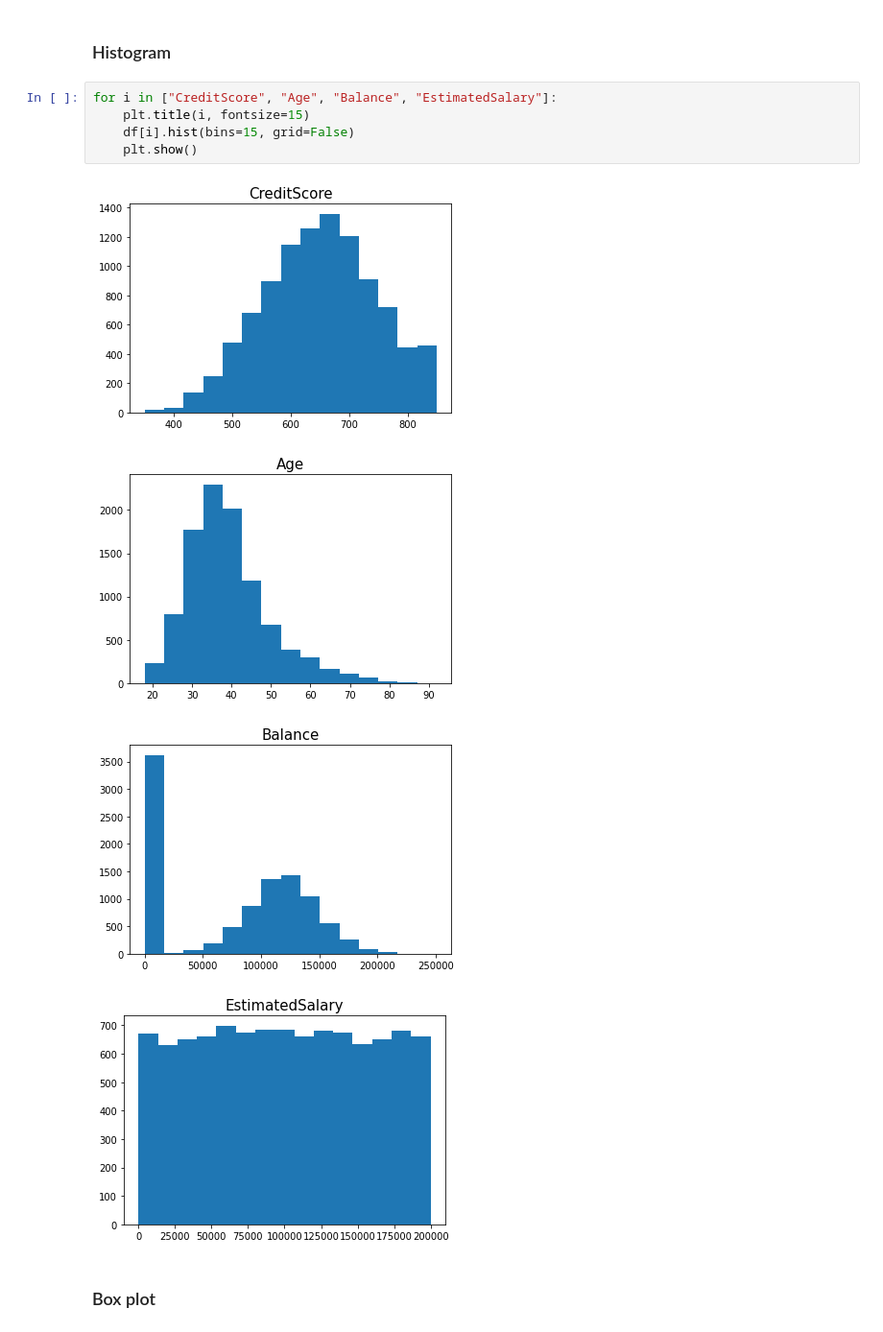
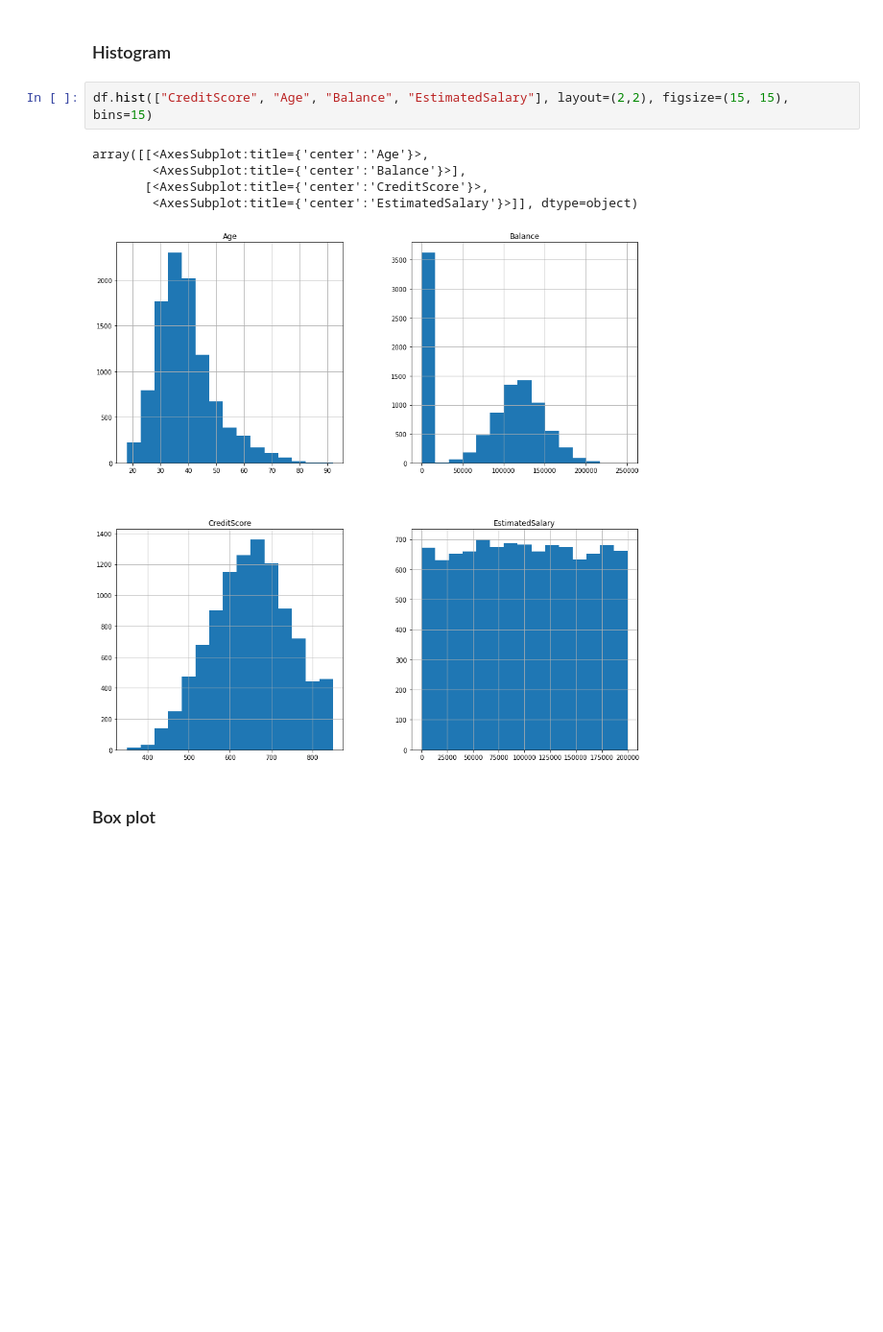
Before and after one commit to VinceTruong/Churn_Modelling, a Jupyter notebook: Vu Truong.ipynb, the cells around one changed output. Shown at 96% size. Saved outputs shown, nothing was run; the diff lists cells and outputs as text; blank space fills up the shorter version.

```diff
--- a/Vu Truong.ipynb
+++ b/Vu Truong.ipynb
@@ -112,14 +112,12 @@ sns.heatmap(cor_matrix, annot = True)
 # %% [markdown]
 ### Histogram
-# %%
-for i in ["CreditScore", "Age", "Balance", "EstimatedSalary"]:
-    plt.title(i, fontsize=15)
-    df[i].hist(bins=15, grid=False)
-    plt.show()
-# %% [output]
-[figure, removed]
-[figure, removed]
-[figure, removed]
-[figure, removed]
+# %%
+df.hist(["CreditScore", "Age", "Balance", "EstimatedSalary"], layout=(2,2), figsize=(15, 15), bins=15)
+# %% [output]
+array([[<AxesSubplot:title={'center':'Age'}>,
+        <AxesSubplot:title={'center':'Balance'}>],
+       [<AxesSubplot:title={'center':'CreditScore'}>,
+        <AxesSubplot:title={'center':'EstimatedSalary'}>]], dtype=object)
+[figure, added]
 # %% [markdown]
 ### Box plot
```
Also changed, not shown: parts of 20 cells of this notebook, 1 other file.
